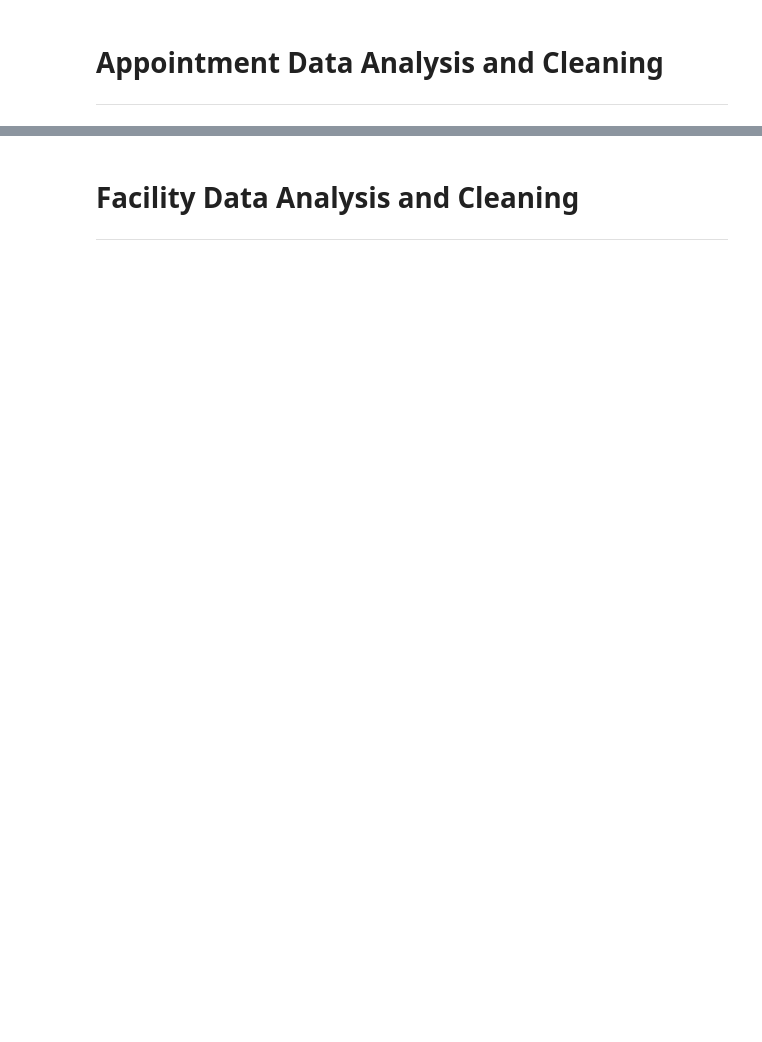
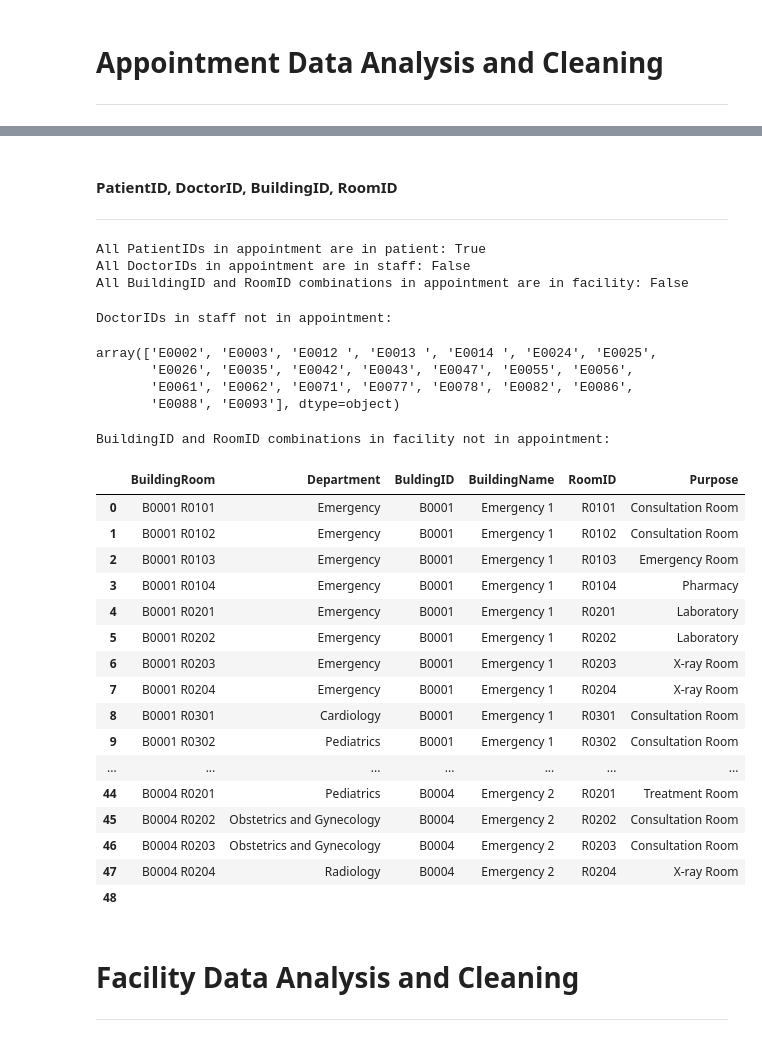
Before and after one commit to ATLAS097/Data-Engineering-CA2, a Jupyter notebook: data_cleaning.ipynb, the cells around one changed output, grey strips where cells are left out. Drawn from its saved outputs; the diff is of its cells as text; code cells hidden in the pictures; blank space fills up the shorter version.

Commit message:
add appointment analysis

```diff
--- a/data_cleaning.ipynb
+++ b/data_cleaning.ipynb
@@ -41,0 +155,4 @@ appointment.head()
+# %%
+# remove rows where index is in mixed_rows
+appointment = appointment[~appointment.index.isin(mixed_rows.index)]
+appointment.info()
@@ -42,3 +179,72 @@ appointment.head()
+# %% [markdown]
+#### PatientID, DoctorID, BuildingID, RoomID
+---
+# %%
+# Check if PatientID in appointment exists in patient
+patient_id_check = appointment['PatientID'].isin(patient['PatientID']).all()
+print(f"All PatientIDs in appointment are in patient: {patient_id_check}")
+
+# Check if DoctorID in appointment exists in staff
+doctor_id_check = appointment['DoctorID'].isin(staff['DoctorID']).all()
+print(f"All DoctorIDs in appointment are in staff: {doctor_id_check}")
+
+# Create a combined key for appointment and facility dataframes
+appointment['BuildingRoom'] = appointment['BuildingID'] + appointment['RoomID']
+facility['BuildingRoom'] = facility[1] + facility[3] # facility column 1 is BuildingID, column 3 is RoomID
+
+# Check if the combined BuildingID and RoomID from appointment exist in facility
+building_room_check = appointment['BuildingRoom'].isin(facility['BuildingRoom']).all()
+print(f"All BuildingID and RoomID combinations in appointment are in facility: {building_room_check}")
+
+# Drop the temporary combined columns
+appointment = appointment.drop(columns=['BuildingRoom'])
+facility = facility.drop(columns=['BuildingRoom'])
+# %% [output]
+All PatientIDs in appointment are in patient: True
+All DoctorIDs in appointment are in staff: False
+All BuildingID and RoomID combinations in appointment are in facility: False
+# %%
+# Find DoctorIDs in staff not in appointment
+missing_doctor_ids_in_staff = staff[~staff['DoctorID'].isin(appointment['DoctorID'])]
+print("DoctorIDs in staff not in appointment:")
+display(missing_doctor_ids_in_staff['DoctorID'].unique())
+
+# Create a combined key for appointment and facility dataframes
+appointment['BuildingRoom'] = appointment['BuildingID'] + appointment['RoomID']
+facility['BuildingRoom'] = facility['BuldingID'] + facility['RoomID'] # Use correct column names
+
+# Find BuildingRoom combinations in facility not in appointment
+missing_building_room_in_facility = facility[~facility['BuildingRoom'].isin(appointment['BuildingRoom'])]
+print("\nBuildingID and RoomID combinations in facility not in appointment:")
+display(missing_building_room_in_facility[['BuildingRoom', 'Department', 'BuldingID', 'BuildingName', 'RoomID', 'Purpose']]) # Display relevant columns from facility using new headers
+
+# Drop the temporary combined columns
+appointment = appointment.drop(columns=['BuildingRoom'])
+facility = facility.drop(columns=['BuildingRoom'])
+# %% [output]
+DoctorIDs in staff not in appointment:
+array(['E0002', 'E0003', 'E0012 ', 'E0013 ', 'E0014 ', 'E0024', 'E0025',
+       'E0026', 'E0035', 'E0042', 'E0043', 'E0047', 'E0055', 'E0056',
+       'E0061', 'E0062', 'E0071', 'E0077', 'E0078', 'E0082', 'E0086',
+       'E0088', 'E0093'], dtype=object)
+BuildingID and RoomID combinations in facility not in appointment:
+|  | BuildingRoom | Department | BuldingID | BuildingName | RoomID | Purpose |
+| 0 | B0001 R0101 | Emergency | B0001 | Emergency 1 | R0101 | Consultation Room |
+| 1 | B0001 R0102 | Emergency | B0001 | Emergency 1 | R0102 | Consultation Room |
+| 2 | B0001 R0103 | Emergency | B0001 | Emergency 1 | R0103 | Emergency Room |
+| 3 | B0001 R0104 | Emergency | B0001 | Emergency 1 | R0104 | Pharmacy |
+| 4 | B0001 R0201 | Emergency | B0001 | Emergency 1 | R0201 | Laboratory |
+| 5 | B0001 R0202 | Emergency | B0001 | Emergency 1 | R0202 | Laboratory |
+| 6 | B0001 R0203 | Emergency | B0001 | Emergency 1 | R0203 | X-ray Room |
+| 7 | B0001 R0204 | Emergency | B0001 | Emergency 1 | R0204 | X-ray Room |
+| 8 | B0001 R0301 | Cardiology | B0001 | Emergency 1 | R0301 | Consultation Room |
+| 9 | B0001 R0302 | Pediatrics | B0001 | Emergency 1 | R0302 | Consultation Room |
+| ... | ... | ... | ... | ... | ... | ... |
+| 44 | B0004 R0201 | Pediatrics | B0004 | Emergency 2 | R0201 | Treatment Room |
+| 45 | B0004 R0202 | Obstetrics and Gynecology | B0004 | Emergency 2 | R0202 | Consultation Room |
+| 46 | B0004 R0203 | Obstetrics and Gynecology | B0004 | Emergency 2 | R0203 | Consultation Room |
+| 47 | B0004 R0204 | Radiology | B0004 | Emergency 2 | R0204 | X-ray Room |
+| 48 |  |  |  |  |  |  |
 # %% [markdown]
 # Facility Data Analysis and Cleaning
 ---
```
Also changed, not shown: parts of 16 cells of this notebook.
